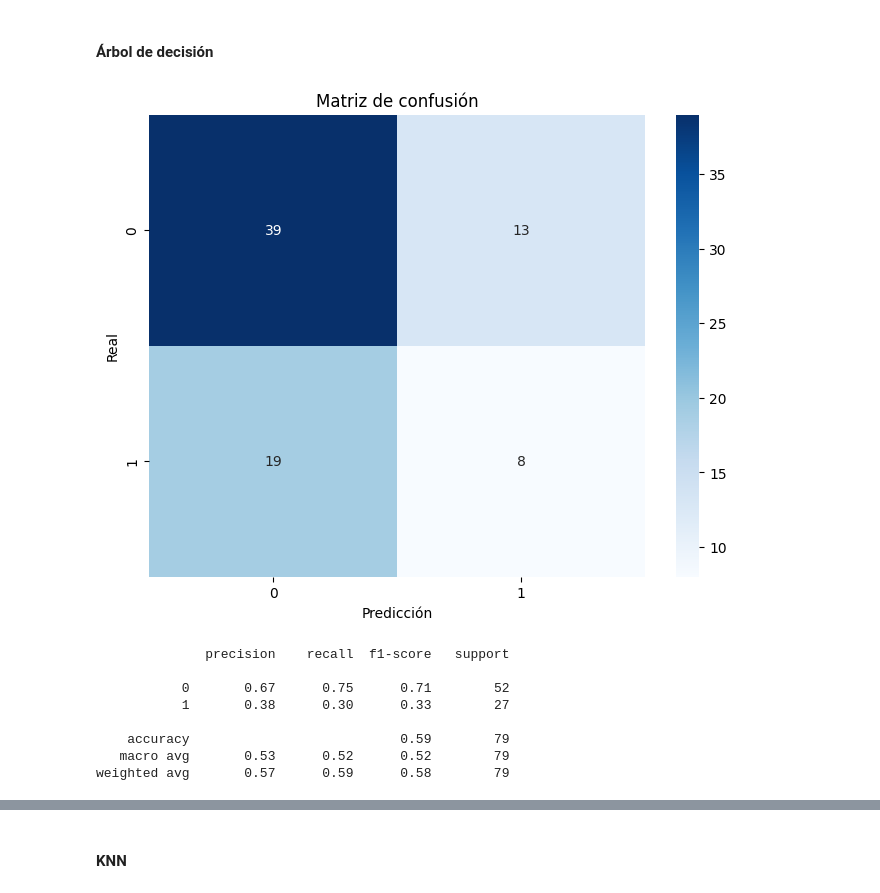
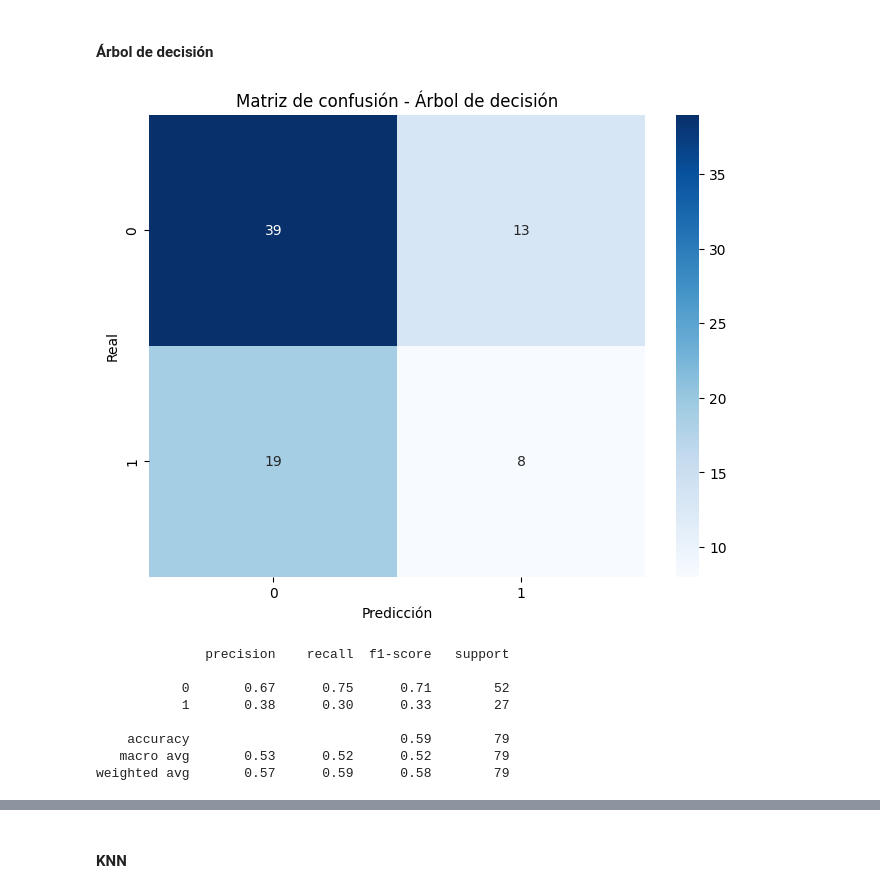
Before and after one commit to Panquequ3/lab_IA, a Jupyter notebook: tarea_IA.ipynb, the cells around one changed output, grey strips where cells are left out. Saved outputs shown, nothing was run; the diff lists cells and outputs as text; code cells hidden in the pictures.

```diff
--- a/tarea_IA.ipynb
+++ b/tarea_IA.ipynb
@@ -292,21 +371,21 @@ Compara y comenta las diferencias entre los modelos.
 # %%
 # matriz de confusion
 
 plt.figure(figsize=(8, 6))
 sns.heatmap(confusion_matrix(y_test, y_pred), annot=True, fmt="d", cmap="Blues")
-plt.title("Matriz de confusión")
+plt.title("Matriz de confusión - Árbol de decisión")
 plt.xlabel("Predicción")
 plt.ylabel("Real")
 plt.show()
 
 # metricas de precisión y recall
 labels = sorted(set(y_test) | set(y_pred))
 labels_str = [str(label) for label in labels] # la función classification_report espera etiquetas str, no int
 
 report = classification_report(y_test, y_pred, target_names=labels_str)
 print(report)
 # %% [output]
-[figure, old version]
+[figure, new version]
               precision    recall  f1-score   support
 
            0       0.67      0.75      0.71        52
```
Also changed, not shown: parts of 18 cells of this notebook.
